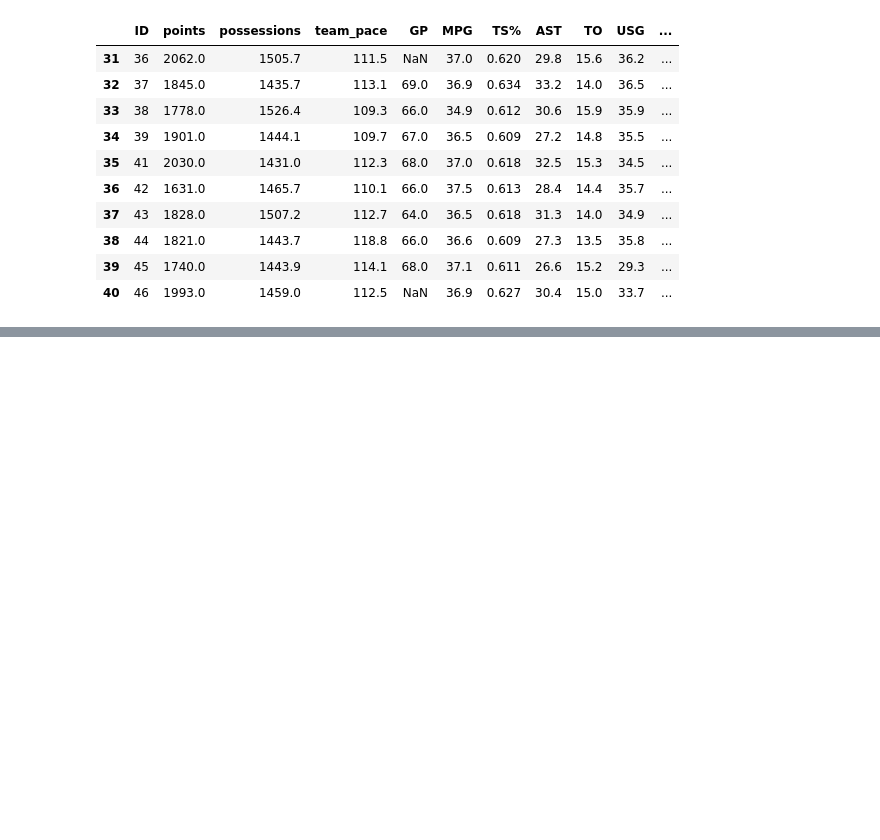
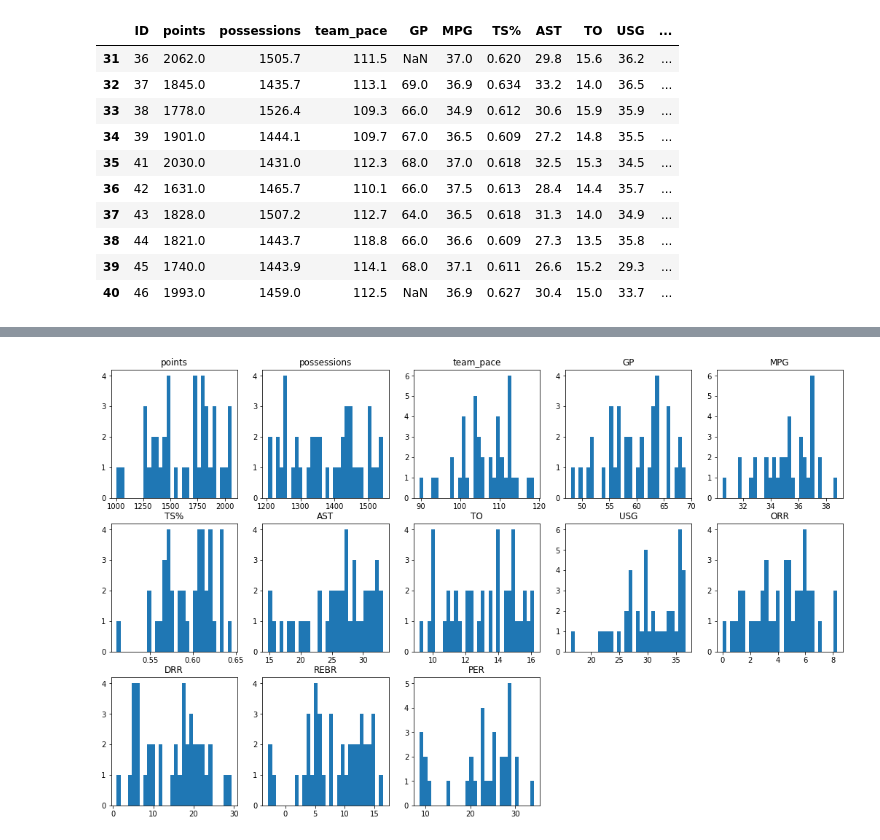
Before and after one commit to yveso/space-jam-anl, a Jupyter notebook: space-jam-anl.ipynb, the cells around one changed output, grey strips where cells are left out. Drawn from its saved outputs; the diff is of its cells as text; code cells hidden in the pictures; blank space fills up the shorter version.

```diff
--- a/space-jam-anl.ipynb
+++ b/space-jam-anl.ipynb
@@ -215,0 +236,12 @@ player_df.tail(10)
+# %%
+cols = list(player_df.iloc[:, 1:])
+
+fig = plt.figure(figsize=(18, 11))
+fig.tight_layout(pad=5.0)
+
+for i in range(len(cols)):
+    plt.subplot(3, 5, i+1)
+    plt.hist(player_df[cols[i]], bins=30)
+    plt.title(cols[i])
+# %% [output]
+[figure, added]
```
Also changed, not shown: parts of 6 cells of this notebook.
